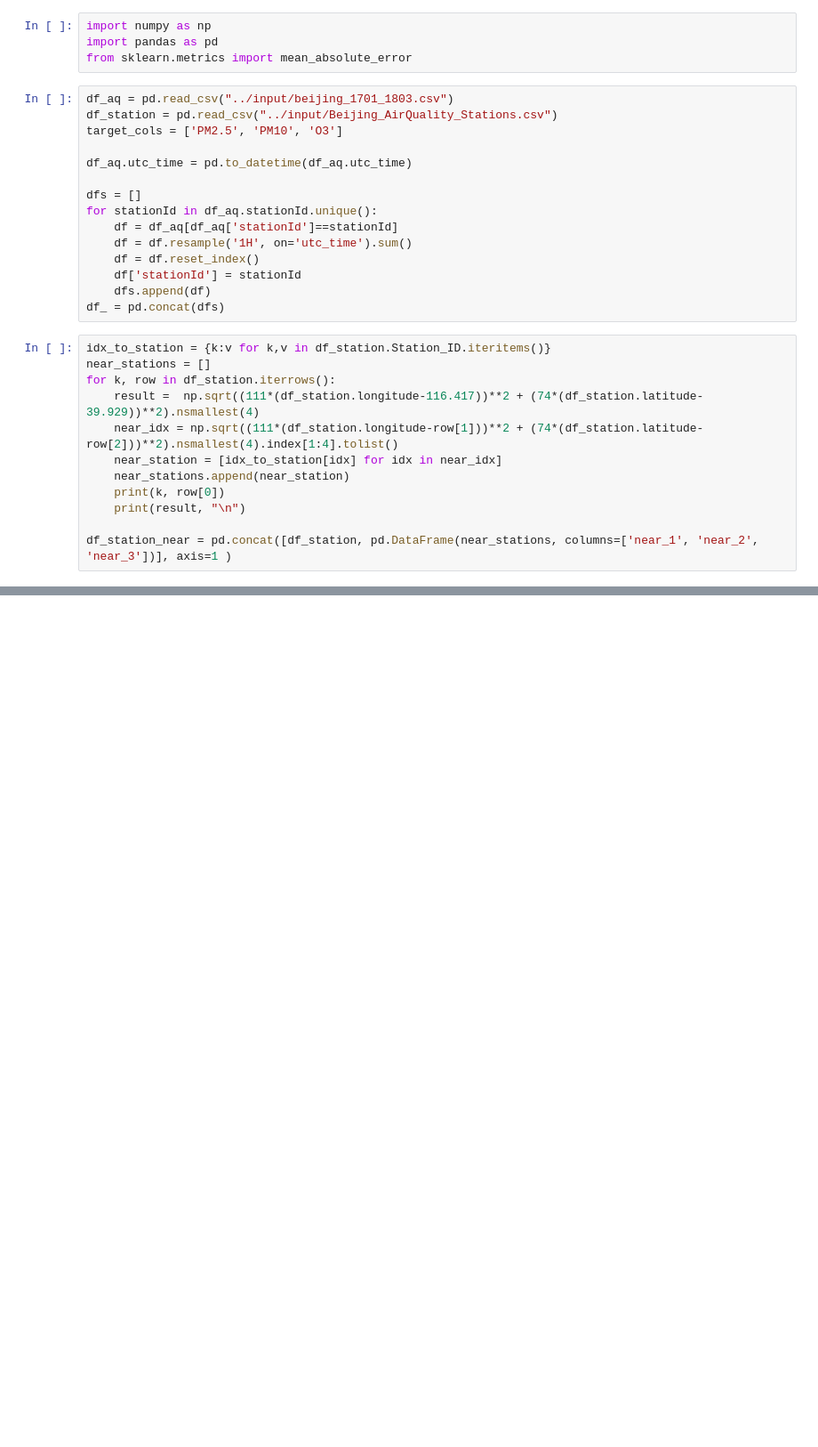
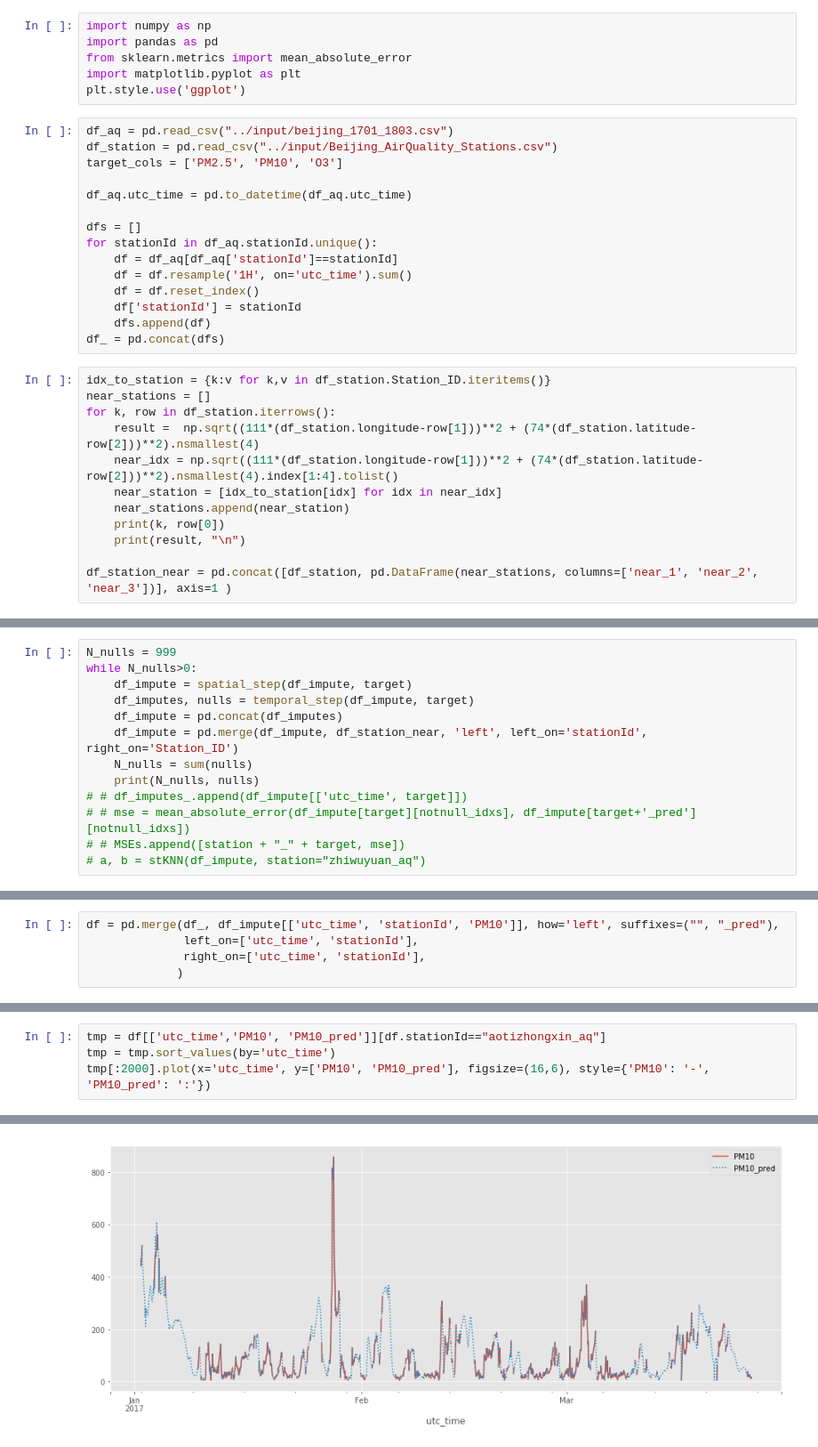
Before and after one commit to tnlin/kdd_2018, a Jupyter notebook: tony/bj_stKNN_imputation.ipynb, the cells around one changed output, grey strips where cells are left out. Shown at 89% size. Saved outputs shown, nothing was run; the diff lists cells and outputs as text; blank space fills up the shorter version.

```diff
--- a/tony/bj_stKNN_imputation.ipynb
+++ b/tony/bj_stKNN_imputation.ipynb
@@ -2,6 +2,8 @@
 import numpy as np
 import pandas as pd
 from sklearn.metrics import mean_absolute_error
+import matplotlib.pyplot as plt
+plt.style.use('ggplot')
 # %%
 df_aq = pd.read_csv("../input/beijing_1701_1803.csv")
 df_station = pd.read_csv("../input/Beijing_AirQuality_Stations.csv")
@@ -21,7 +23,7 @@ df_ = pd.concat(dfs)
 idx_to_station = {k:v for k,v in df_station.Station_ID.iteritems()}
 near_stations = []
 for k, row in df_station.iterrows():
-    result =  np.sqrt((111*(df_station.longitude-116.417))**2 + (74*(df_station.latitude-39.929))**2).nsmallest(4)
+    result =  np.sqrt((111*(df_station.longitude-row[1]))**2 + (74*(df_station.latitude-row[2]))**2).nsmallest(4)
     near_idx = np.sqrt((111*(df_station.longitude-row[1]))**2 + (74*(df_station.latitude-row[2]))**2).nsmallest(4).index[1:4].tolist()
     near_station = [idx_to_station[idx] for idx in near_idx]
     near_stations.append(near_station)
@@ -151,0 +155,13 @@ zhiwuyuan_aq PM2.5
+# %%
+N_nulls = 999
+while N_nulls>0:
+    df_impute = spatial_step(df_impute, target)
+    df_imputes, nulls = temporal_step(df_impute, target)
+    df_impute = pd.concat(df_imputes)
+    df_impute = pd.merge(df_impute, df_station_near, 'left', left_on='stationId', right_on='Station_ID')
+    N_nulls = sum(nulls)
+    print(N_nulls, nulls)
+# # df_imputes_.append(df_impute[['utc_time', target]])
+# # mse = mean_absolute_error(df_impute[target][notnull_idxs], df_impute[target+'_pred'][notnull_idxs])
+# # MSEs.append([station + "_" + target, mse])
+# a, b = stKNN(df_impute, station="zhiwuyuan_aq")
@@ -151,0 +199,5 @@ zhiwuyuan_aq PM2.5
+# %%
+df = pd.merge(df_, df_impute[['utc_time', 'stationId', 'PM10']], how='left', suffixes=("", "_pred"),
+              left_on=['utc_time', 'stationId'],
+              right_on=['utc_time', 'stationId'],
+             )
@@ -151,0 +225,5 @@ zhiwuyuan_aq PM2.5
+# %%
+tmp = df[['utc_time','PM10', 'PM10_pred']][df.stationId=="aotizhongxin_aq"]
+tmp = tmp.sort_values(by='utc_time')
+tmp[:2000].plot(x='utc_time', y=['PM10', 'PM10_pred'], figsize=(16,6), style={'PM10': '-', 'PM10_pred': ':'})
+# %% [output]
@@ -151,0 +231 @@ zhiwuyuan_aq PM2.5
+[figure, added]
```
Also changed, not shown: parts of 12 cells of this notebook, 1 other file.
